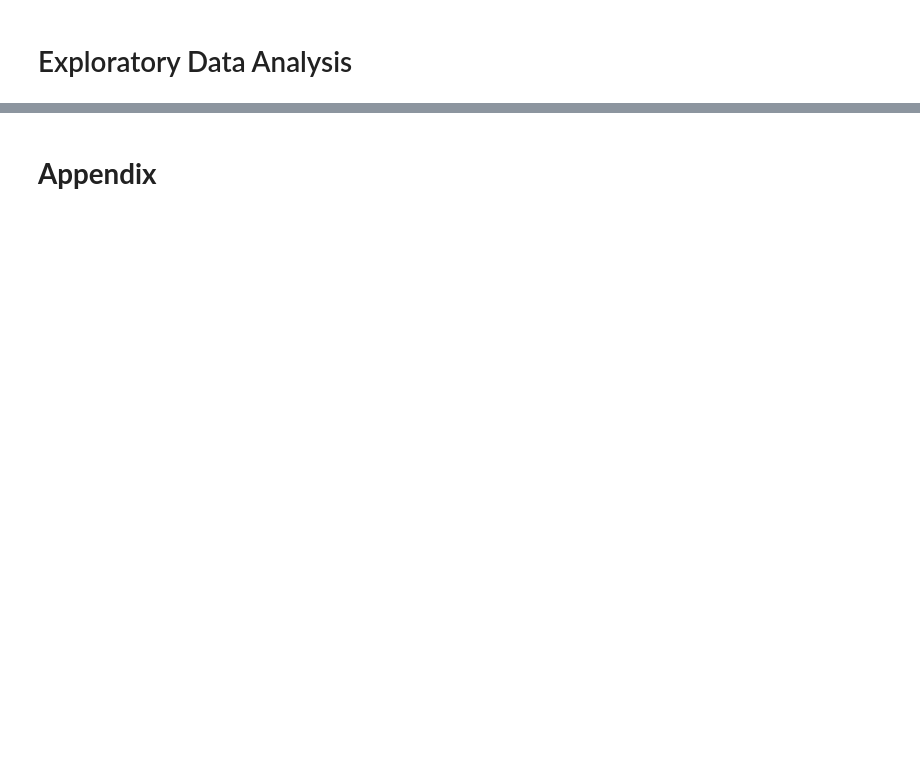
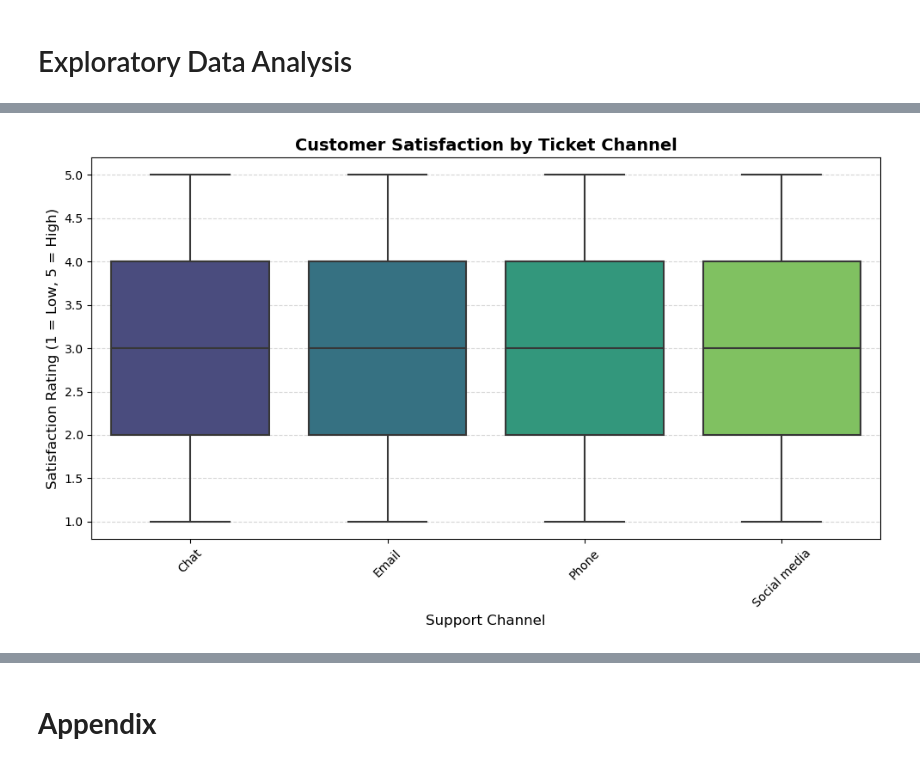
Before and after one commit to CCT-Dublin/capstone-project-feb-2024-pt-denissegarciavivolo, a Jupyter notebook: CA3_CapstoneProject_DenisseGarcia_Data1.ipynb, the cells around one changed output, grey strips where cells are left out. Cells and saved outputs as stored; diff of their text form; code cells hidden in the pictures; blank space fills up the shorter version.

```diff
--- a/CA3_CapstoneProject_DenisseGarcia_Data1.ipynb
+++ b/CA3_CapstoneProject_DenisseGarcia_Data1.ipynb
@@ -189,0 +228,30 @@ plt.show()
+# %%
+# Plot 3: Customer Satisfaction by Ticket Channel
+
+plt.figure(figsize=(10, 6))
+
+# Sort channels by median satisfaction rating for clearer comparison
+sorted_channels = df.groupby('Ticket Channel')['Customer Satisfaction Rating'] \
+                    .median().sort_values(ascending=False).index
+
+# Boxplot with Viridis palette
+sns.boxplot(
+    x='Ticket Channel',
+    y='Customer Satisfaction Rating',
+    data=df,
+    palette=sns.color_palette("viridis", df['Ticket Channel'].nunique()),
+    order=sorted_channels,
+    linewidth=1.5
+)
+
+# Enhanced aesthetics
+plt.title('Customer Satisfaction by Ticket Channel', fontsize=14, weight='bold')
+plt.xlabel('Support Channel', fontsize=12)
+plt.ylabel('Satisfaction Rating (1 = Low, 5 = High)', fontsize=12)
+plt.xticks(rotation=45, fontsize=10)
+plt.yticks(fontsize=10)
+plt.grid(axis='y', linestyle='--', alpha=0.5)
+plt.tight_layout()
+plt.show()
+# %% [output]
+[figure, added]
```
Also changed, not shown: parts of 63 cells of this notebook.
